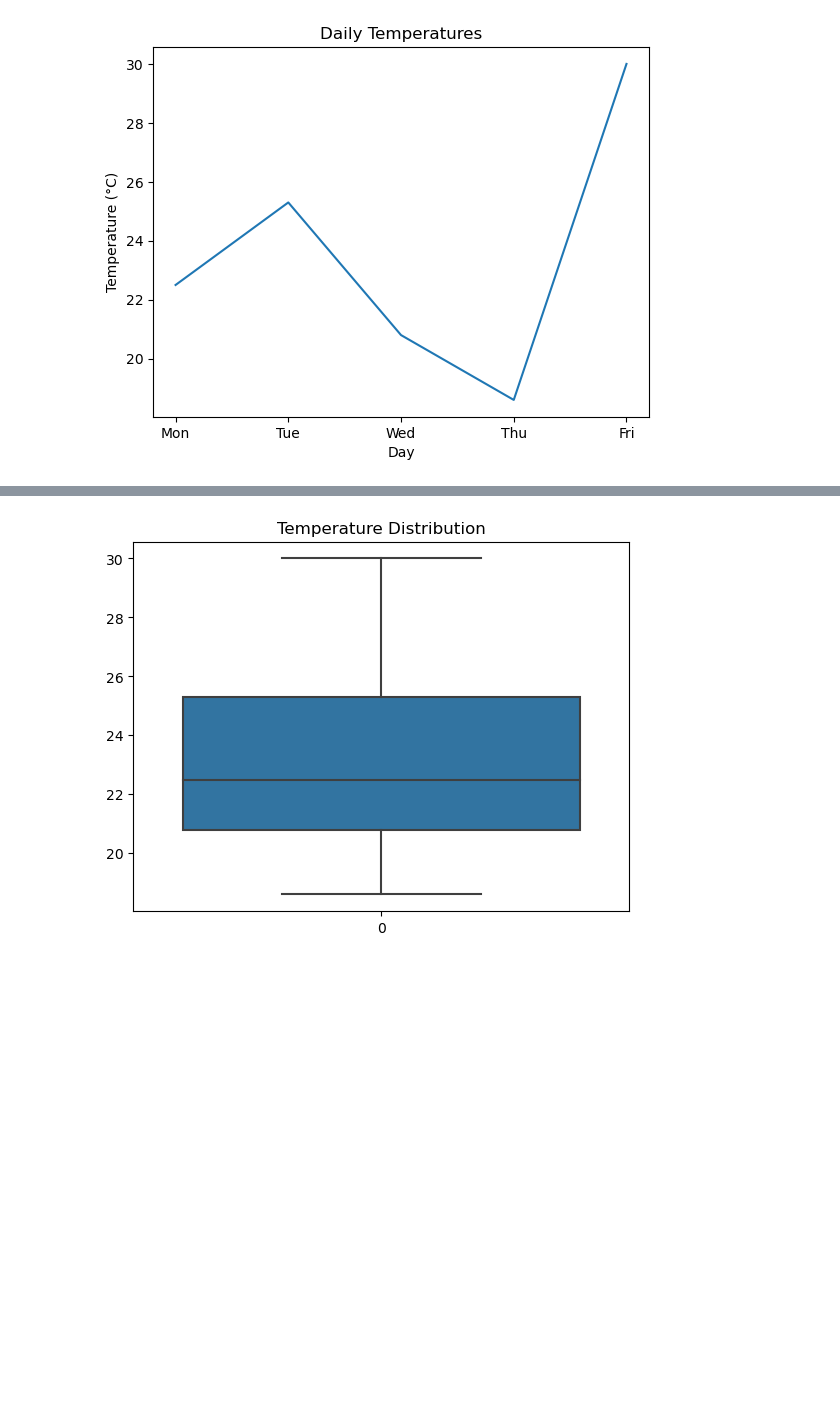
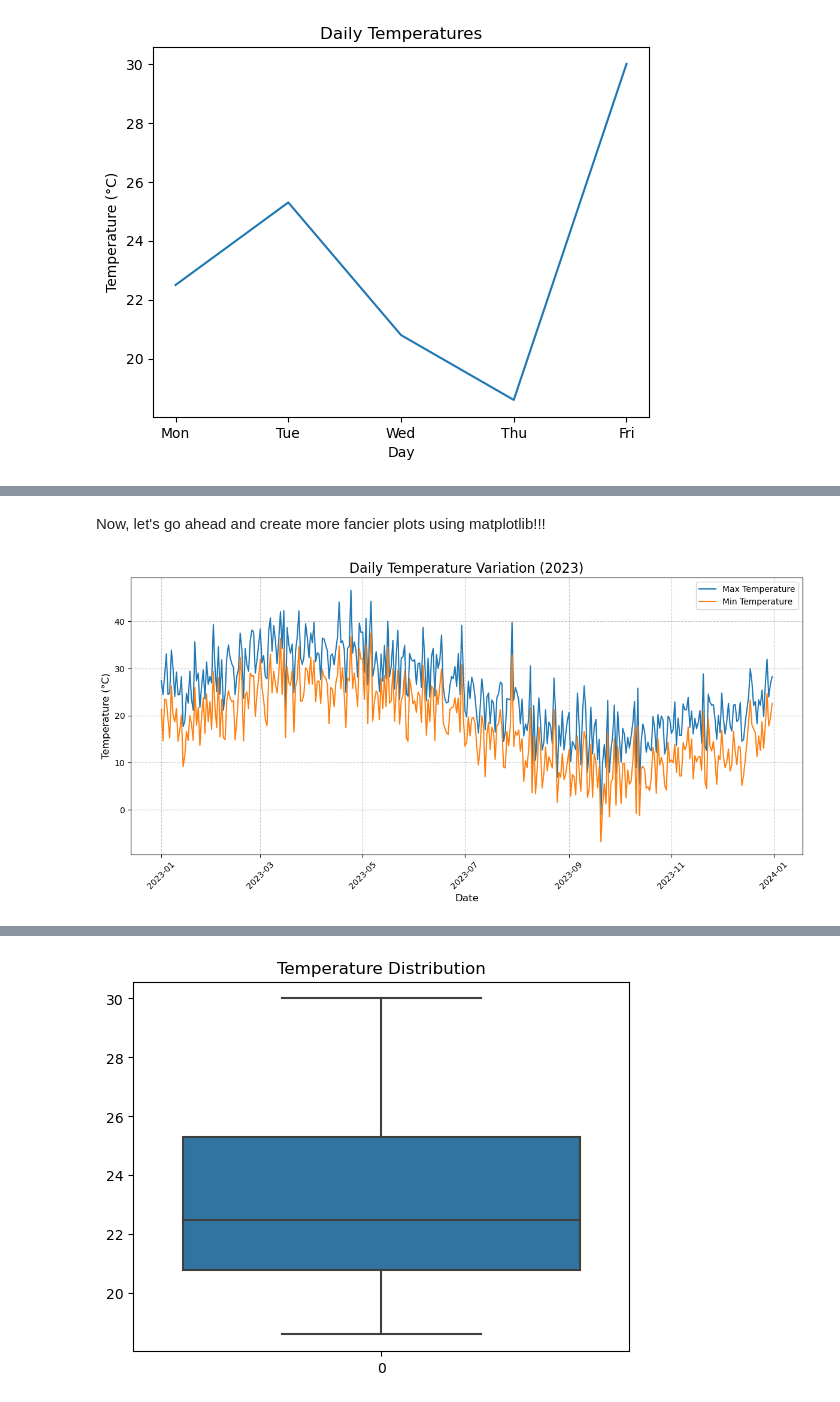
Before and after one commit to pandasambit15/CDT2024_python_intro, a Jupyter notebook: 03_Data_Visualization.ipynb, the cells around one changed output, grey strips where cells are left out. Saved outputs shown, nothing was run; the diff lists cells and outputs as text; code cells hidden in the pictures; blank space fills up the shorter version.

```diff
--- a/03_Data_Visualization.ipynb
+++ b/03_Data_Visualization.ipynb
@@ -22,0 +65,2 @@ plt.show()
+# %% [markdown]
+Now, let's go ahead and create more fancier plots using matplotlib!!!
@@ -22,0 +72,29 @@ plt.show()
+# %%
+# Generate sample data
+np.random.seed(42)
+dates = pd.date_range(start='2023-01-01', end='2023-12-31', freq='D')
+temp_max = np.random.normal(loc=25, scale=5, size=len(dates)) + 10 * np.sin(np.arange(len(dates)) * 2 * np.pi / 365)
+temp_min = temp_max - np.random.uniform(5, 10, size=len(dates))
+
+# Create a figure and axis object
+fig, ax = plt.subplots(figsize=(12, 6))
+
+# Plot the data
+ax.plot(dates, temp_max, label='Max Temperature')
+ax.plot(dates, temp_min, label='Min Temperature')
+
+# Customize the plot
+ax.set_title('Daily Temperature Variation (2023)', fontsize=16)
+ax.set_xlabel('Date', fontsize=12)
+ax.set_ylabel('Temperature (°C)', fontsize=12)
+ax.grid(True, linestyle='--', alpha=0.7)
+ax.legend(fontsize=10)
+
+# Rotate x-axis labels for better readability
+plt.xticks(rotation=45)
+
+# Adjust layout and display the plot
+plt.tight_layout()
+plt.show()
+# %% [output]
+[figure, added]
```
Also changed, not shown: parts of 27 cells of this notebook, 3 other files.
